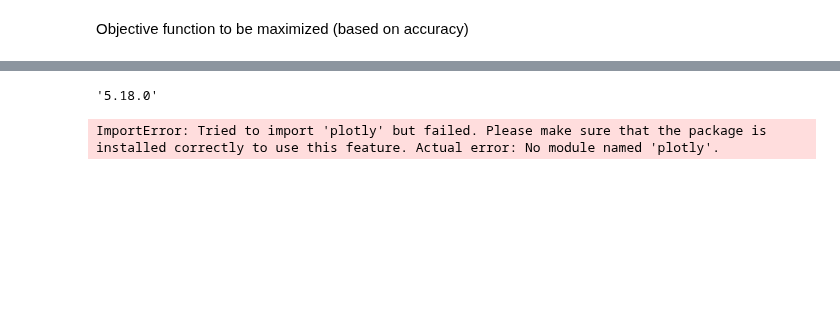
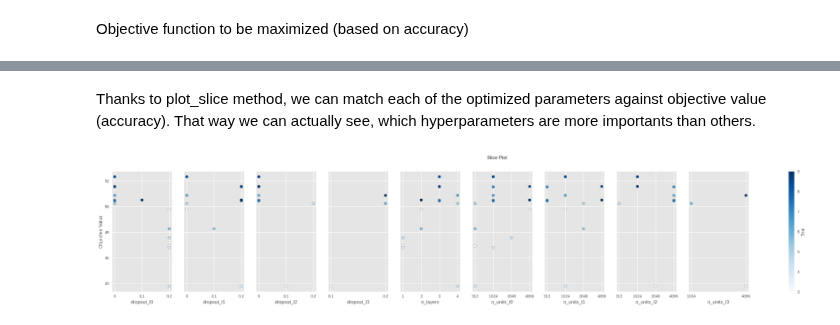
Before and after one commit to FreddieHorn/CudaVisionWS23, a Jupyter notebook: Assignment1/assignment_1.ipynb, the cells around one changed output, grey strips where cells are left out. Saved outputs shown, nothing was run; the diff lists cells and outputs as text; code cells hidden in the pictures; blank space fills up the shorter version.

Commit message:
correct version now

```diff
--- a/Assignment1/assignment_1.ipynb
+++ b/Assignment1/assignment_1.ipynb
@@ -507,13 +536,9 @@ n_layers: 0
-# %%
-import plotly
-plotly.__version__
-# %% [output]
-'5.18.0'
+# %% [markdown]
+Thanks to plot_slice method, we can match each of the optimized parameters against objective value (accuracy). That way we can actually see, which hyperparameters are more importants than others.
 # %%
 #visualizing plots (we will discuss them later)
-#fig_1 = optuna.visualization.plot_rank(study)
-fig_2 = optuna.visualization.plot_param_importances(study)
-fig_3 = optuna.visualization.plot_contour(study)
-fig_4 = optuna.visualization.plot_slice(study)
+# fig_2 = optuna.visualization.matplotlib.plot_param_importances(study)
+# fig_3 = optuna.visualization.matplotlib.plot_contour(study)
+fig_4 = optuna.visualization.matplotlib.plot_slice(study)
 # %% [output]
-ImportError: Tried to import 'plotly' but failed. Please make sure that the package is installed correctly to use this feature. Actual error: No module named 'plotly'.
+[figure, added]
```
Also changed, not shown: parts of 29 cells of this notebook.
